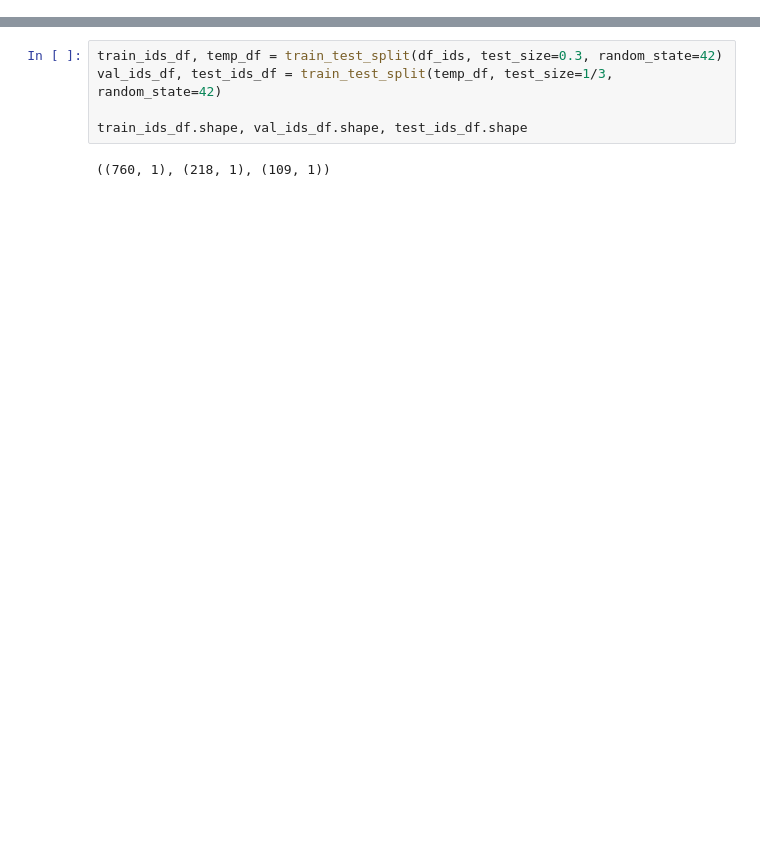
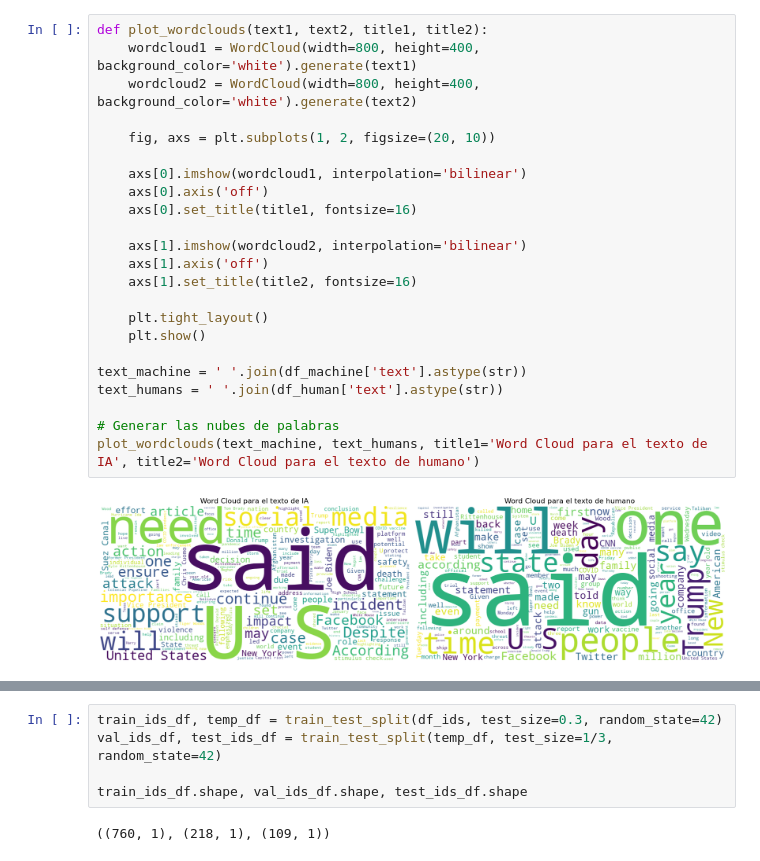
Before and after one commit to Cortijo02/NLP, a Jupyter notebook: entrega.ipynb, the cells around one changed output, grey strips where cells are left out. Saved outputs shown, nothing was run; the diff lists cells and outputs as text; blank space fills up the shorter version.

```diff
--- a/entrega.ipynb
+++ b/entrega.ipynb
@@ -44,0 +154,25 @@ len(machines_files)
+# %%
+def plot_wordclouds(text1, text2, title1, title2):
+    wordcloud1 = WordCloud(width=800, height=400, background_color='white').generate(text1)
+    wordcloud2 = WordCloud(width=800, height=400, background_color='white').generate(text2)
+
+    fig, axs = plt.subplots(1, 2, figsize=(20, 10))
+
+    axs[0].imshow(wordcloud1, interpolation='bilinear')
+    axs[0].axis('off')
+    axs[0].set_title(title1, fontsize=16)
+
+    axs[1].imshow(wordcloud2, interpolation='bilinear')
+    axs[1].axis('off')
+    axs[1].set_title(title2, fontsize=16)
+
+    plt.tight_layout()
+    plt.show()
+
+text_machine = ' '.join(df_machine['text'].astype(str))
+text_humans = ' '.join(df_human['text'].astype(str))
+
+# Generar las nubes de palabras
+plot_wordclouds(text_machine, text_humans, title1='Word Cloud para el texto de IA', title2='Word Cloud para el texto de humano')
+# %% [output]
+[figure, added]
```
Also changed, not shown: parts of 20 cells of this notebook, 1 other file.
